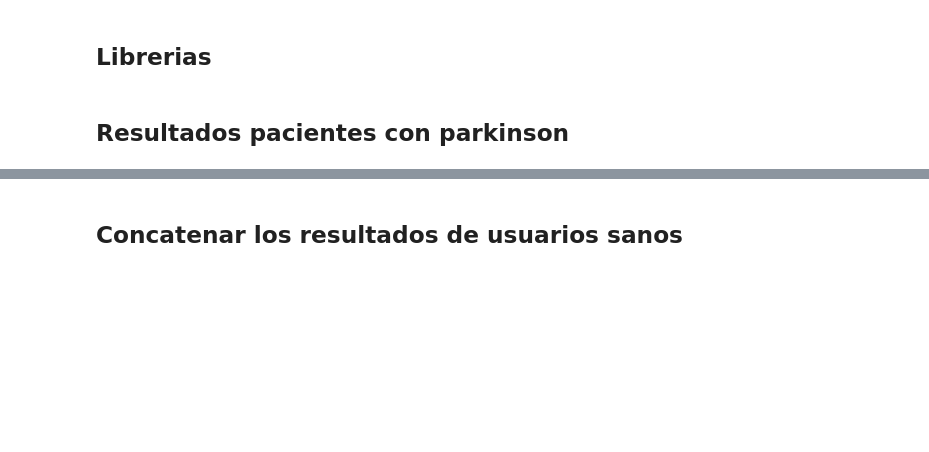
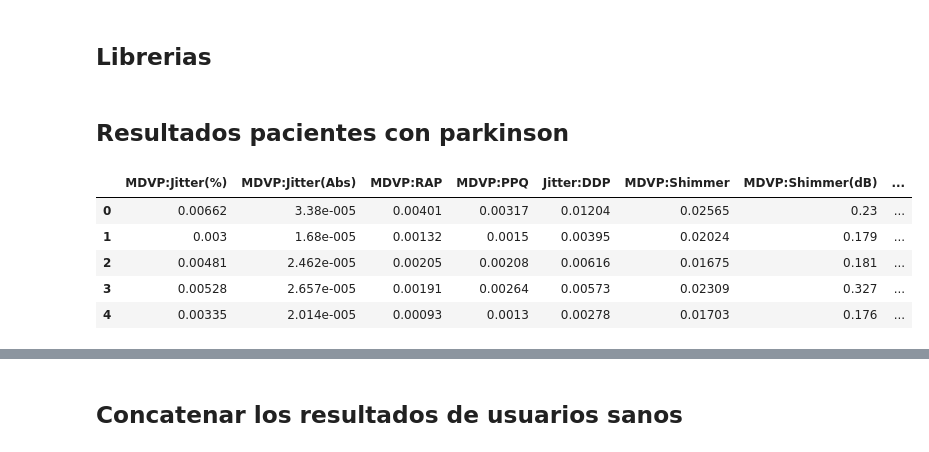
Before and after one commit to lggradosm/parkinson-server, a Jupyter notebook: entrenamiento.ipynb, the cells around one changed output, grey strips where cells are left out. Cells and saved outputs as stored; diff of their text form; code cells hidden in the pictures; blank space fills up the shorter version.

```diff
--- a/entrenamiento.ipynb
+++ b/entrenamiento.ipynb
@@ -23,4 +26,36 @@ import librosa
 import noisereduce as nr
 # %% [markdown]
 ## Resultados pacientes con parkinson
+# %%
+features = ["subject#","age","sex","test_time","motor_UPDRS","total_UPDRS","Jitter(%)","Jitter(Abs)","Jitter:RAP","Jitter:PPQ5","Jitter:DDP","Shimmer","Shimmer(dB)","Shimmer:APQ3","Shimmer:APQ5","Shimmer:APQ11","Shimmer:DDA","NHR","HNR","RPDE","DFA","PPE"]
+dataset = pd.read_csv("./data/parkinsons_updrs.data",names=features)
+# df = dataset.drop(['name','status'], axis=1)
+df = dataset.drop(["subject#","age","sex","test_time","motor_UPDRS","total_UPDRS","DFA","PPE"], axis=1)
+df = df.drop(index=0).reset_index(drop=True)
+df = df.rename(columns={
+    "Jitter(%)": "MDVP:Jitter(%)",
+    "Jitter(Abs)": "MDVP:Jitter(Abs)",
+    "Jitter:RAP": "MDVP:RAP",
+    "Jitter:PPQ5": "MDVP:PPQ",
+    "Shimmer": "MDVP:Shimmer",
+    "Shimmer(dB)": "MDVP:Shimmer(dB)",
+    "Shimmer:APQ11": "MDVP:APQ"
+})
+ordered_columns = [
+    "MDVP:Jitter(%)", "MDVP:Jitter(Abs)", "MDVP:RAP", "MDVP:PPQ", "Jitter:DDP",
+    "MDVP:Shimmer", "MDVP:Shimmer(dB)", "Shimmer:APQ3", "Shimmer:APQ5",
+    "MDVP:APQ", "Shimmer:DDA", "NHR", "HNR"
+]
+df = df[ordered_columns]
+df["status"] = 1
+# df = df.head(762)
+df = df.head(2000)
+df.head()
+# %% [output]
+|  | MDVP:Jitter(%) | MDVP:Jitter(Abs) | MDVP:RAP | MDVP:PPQ | Jitter:DDP | MDVP:Shimmer | MDVP:Shimmer(dB) | ... |
+| 0 | 0.00662 | 3.38e-005 | 0.00401 | 0.00317 | 0.01204 | 0.02565 | 0.23 | ... |
+| 1 | 0.003 | 1.68e-005 | 0.00132 | 0.0015 | 0.00395 | 0.02024 | 0.179 | ... |
+| 2 | 0.00481 | 2.462e-005 | 0.00205 | 0.00208 | 0.00616 | 0.01675 | 0.181 | ... |
+| 3 | 0.00528 | 2.657e-005 | 0.00191 | 0.00264 | 0.00573 | 0.02309 | 0.327 | ... |
+| 4 | 0.00335 | 2.014e-005 | 0.00093 | 0.0013 | 0.00278 | 0.01703 | 0.176 | ... |
 # %%
```
Also changed, not shown: parts of 13 cells of this notebook, 22 other files.
